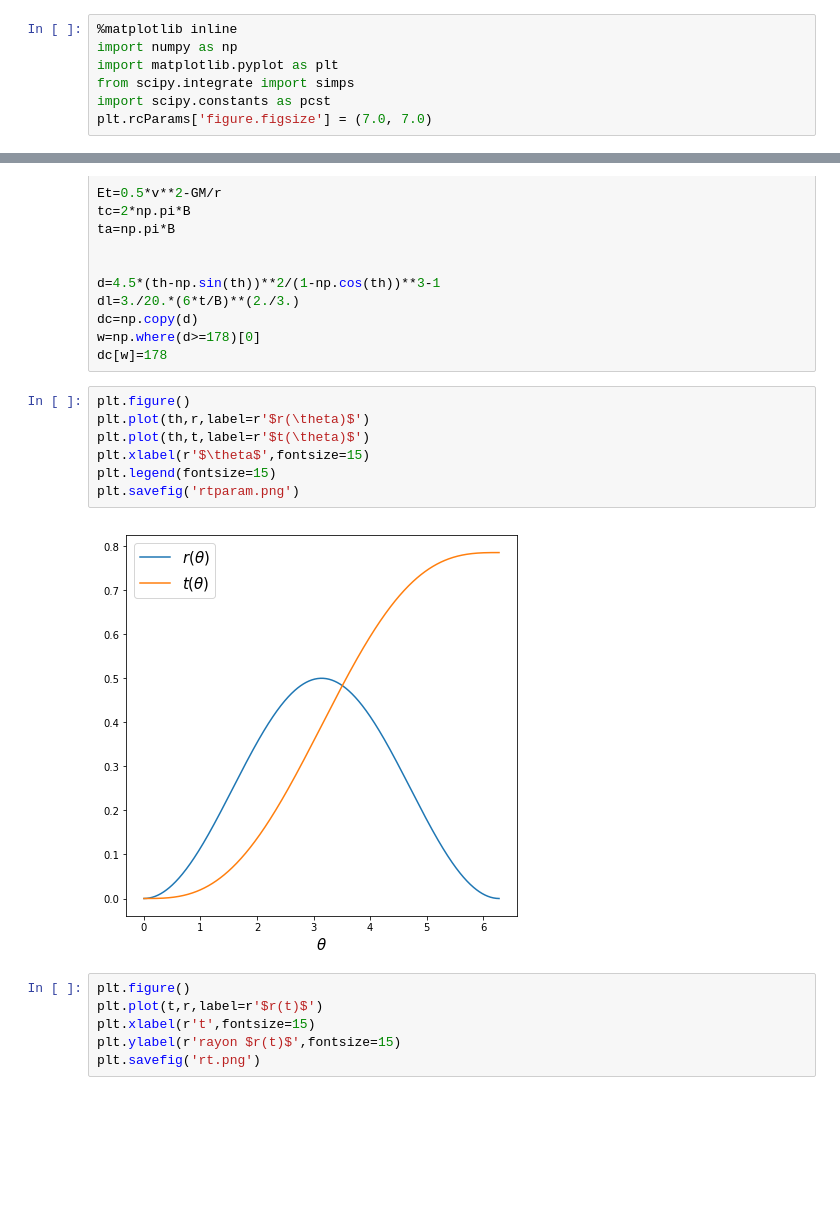
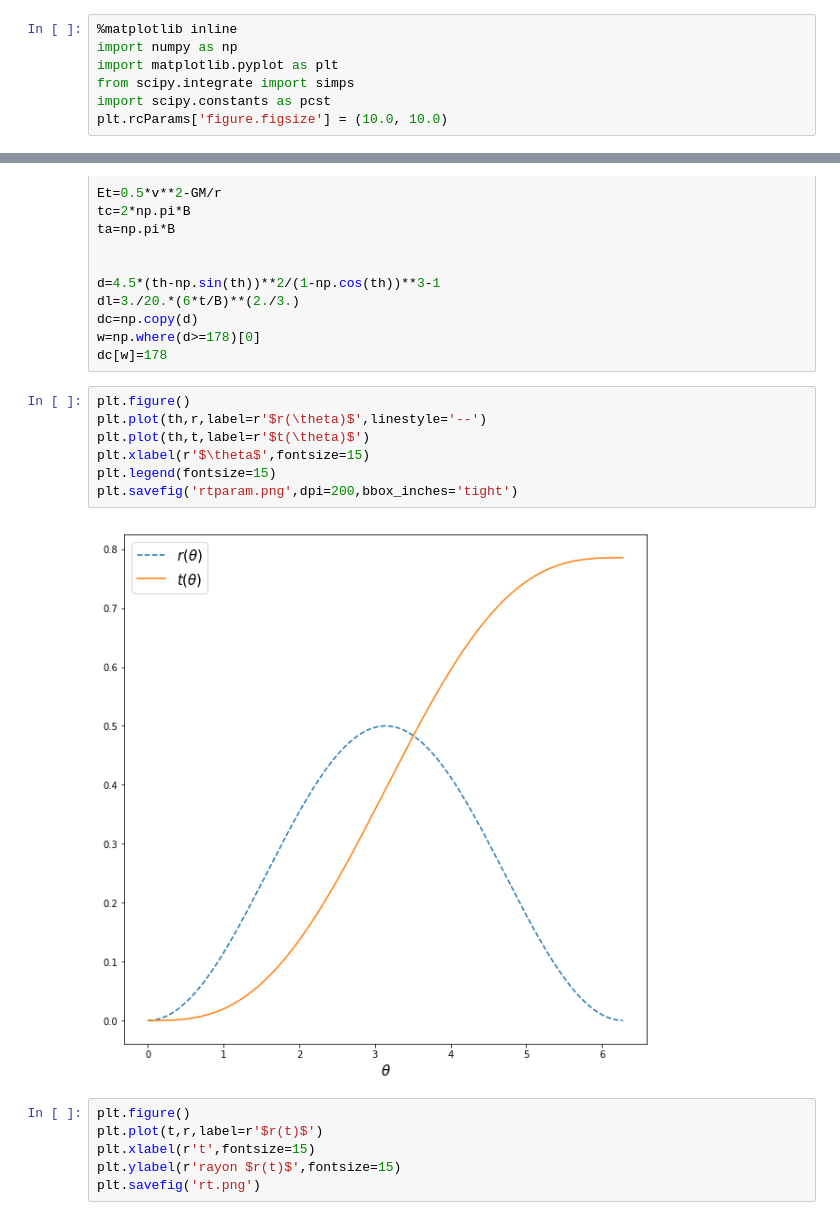
Before and after one commit to domaubert/LCosmo, a Jupyter notebook: datafig/collapse/collapse.ipynb, the cells around one changed output, grey strips where cells are left out. Cells and saved outputs as stored; diff of their text form; blank space fills up the shorter version.

```diff
--- a/datafig/collapse/collapse.ipynb
+++ b/datafig/collapse/collapse.ipynb
@@ -4,7 +4,7 @@ import numpy as np
 import matplotlib.pyplot as plt
 from scipy.integrate import simps
 import scipy.constants as pcst
-plt.rcParams['figure.figsize'] = (7.0, 7.0)
+plt.rcParams['figure.figsize'] = (10.0, 10.0)
 # %%
 3./20.*(6*tc/B)**(2./3.)
 # %% [output]
@@ -35,13 +35,13 @@ w=np.where(d>=178)[0]
 dc[w]=178
 # %%
 plt.figure()
-plt.plot(th,r,label=r'$r(\theta)$')
+plt.plot(th,r,label=r'$r(\theta)$',linestyle='--')
 plt.plot(th,t,label=r'$t(\theta)$')
 plt.xlabel(r'$\theta$',fontsize=15)
 plt.legend(fontsize=15)
-plt.savefig('rtparam.png')
+plt.savefig('rtparam.png',dpi=200,bbox_inches='tight')
 # %% [output]
-[figure, old version]
+[figure, new version]
 # %%
 plt.figure()
 plt.plot(t,r,label=r'$r(t)$')
```
Also changed, not shown: parts of 1 cell of this notebook, 39 other files.
